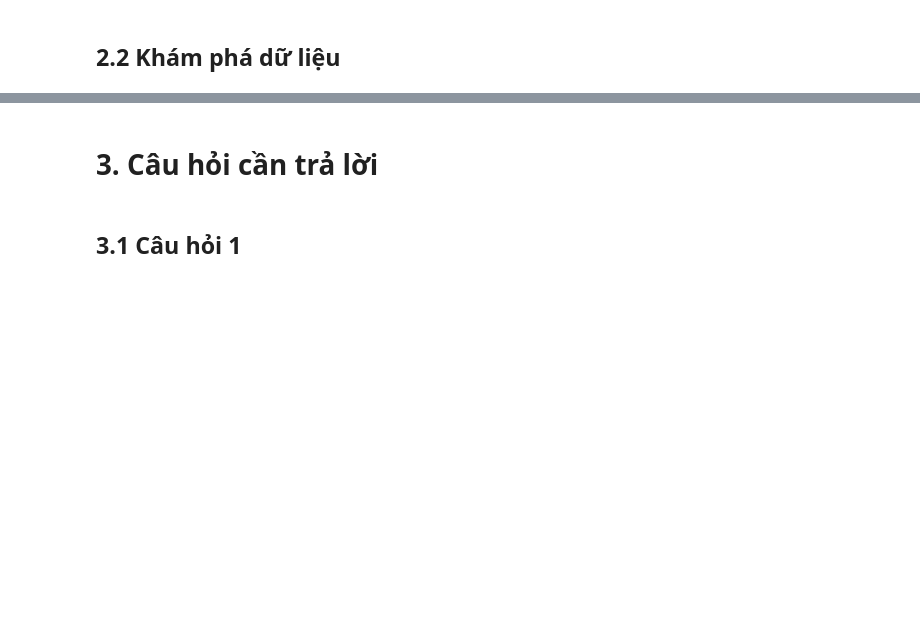
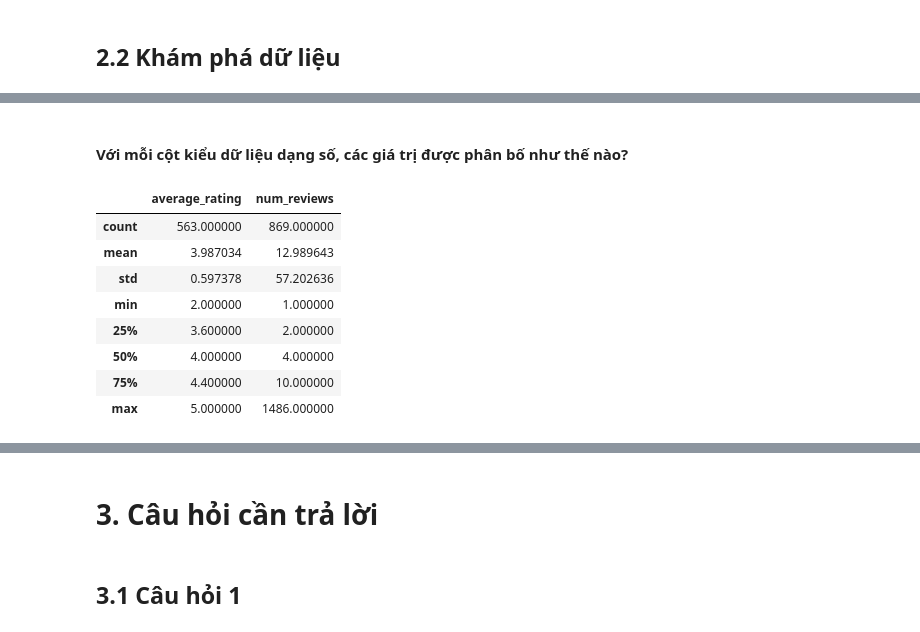
Before and after one commit to huyle-itus/P4DS_FinalProject, a Jupyter notebook: FinalProject.ipynb, the cells around one changed output, grey strips where cells are left out. Saved outputs shown, nothing was run; the diff lists cells and outputs as text; code cells hidden in the pictures; blank space fills up the shorter version.

```diff
--- a/FinalProject.ipynb
+++ b/FinalProject.ipynb
@@ -12,0 +173,2 @@ Thông tin của nhóm
+# %% [markdown]
+#### Với mỗi cột kiểu dữ liệu dạng số, các giá trị được phân bố như thế nào?
@@ -12,0 +180,12 @@ Thông tin của nhóm
+# %%
+companies_df[numerical_columns].describe()
+# %% [output]
+|  | average_rating | num_reviews |
+| count | 563.000000 | 869.000000 |
+| mean | 3.987034 | 12.989643 |
+| std | 0.597378 | 57.202636 |
+| min | 2.000000 | 1.000000 |
+| 25% | 3.600000 | 2.000000 |
+| 50% | 4.000000 | 4.000000 |
+| 75% | 4.400000 | 10.000000 |
+| max | 5.000000 | 1486.000000 |
```
Also changed, not shown: parts of 34 cells of this notebook.
